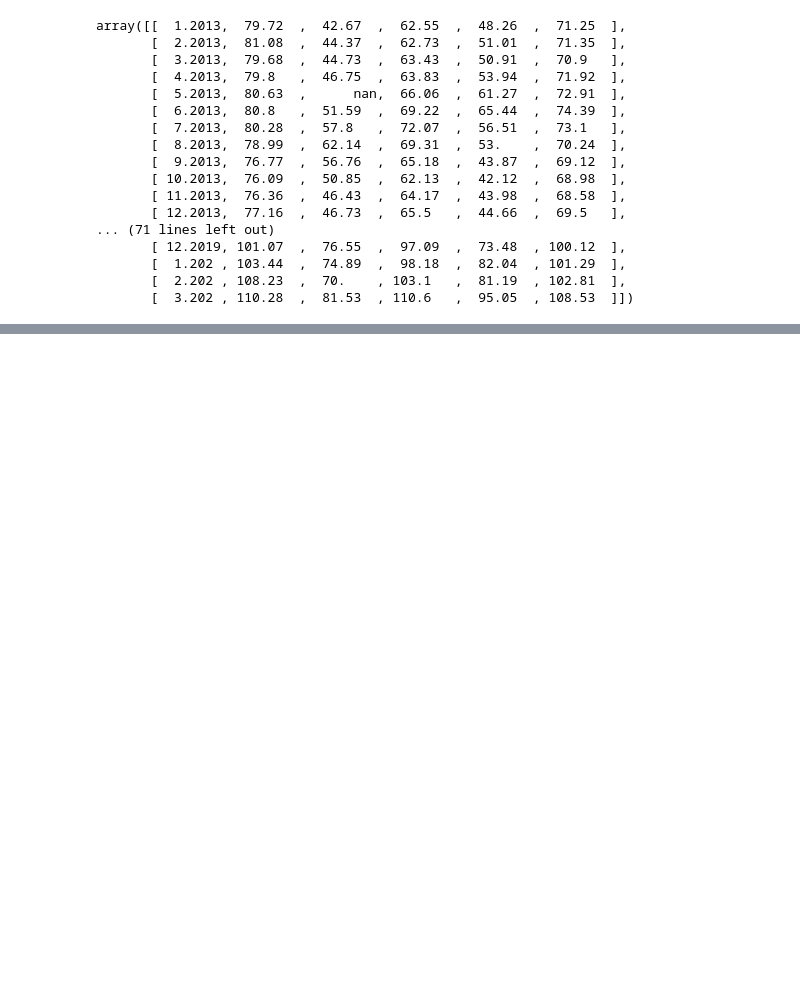
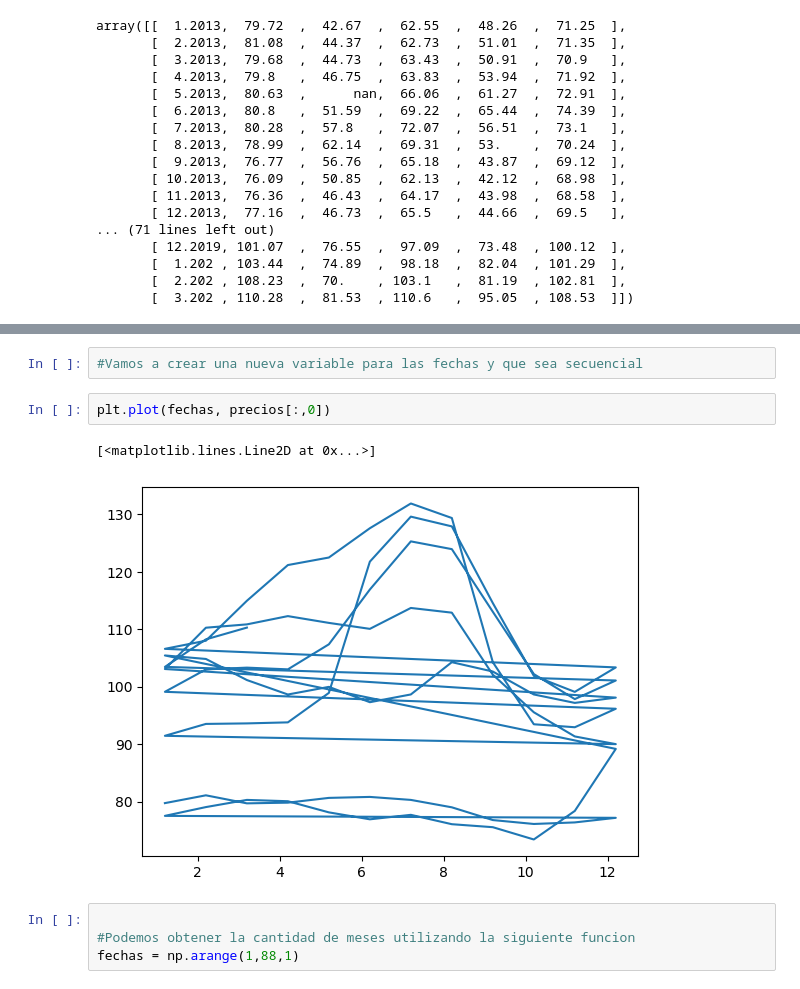
Before and after one commit to LuisEnriquePH/ETL-Alura, a Jupyter notebook: Numpy/Conociendo-Numpy.ipynb, the cells around one changed output, grey strips where cells are left out. Saved outputs shown, nothing was run; the diff lists cells and outputs as text; blank space fills up the shorter version.

```diff
--- a/Numpy/Conociendo-Numpy.ipynb
+++ b/Numpy/Conociendo-Numpy.ipynb
@@ -94,0 +154,11 @@ array([[  1.2013,  79.72  ,  42.67  ,  62.55  ,  48.26  ,  71.25  ],
+# %%
+#Vamos a crear una nueva variable para las fechas y que sea secuencial
+# %%
+plt.plot(fechas, precios[:,0])
+# %% [output]
+[<matplotlib.lines.Line2D at 0x...>]
+[figure, added]
+# %%
+
+#Podemos obtener la cantidad de meses utilizando la siguiente funcion
+fechas = np.arange(1,88,1)
```
Also changed, not shown: parts of 32 cells of this notebook, 2 other files.
